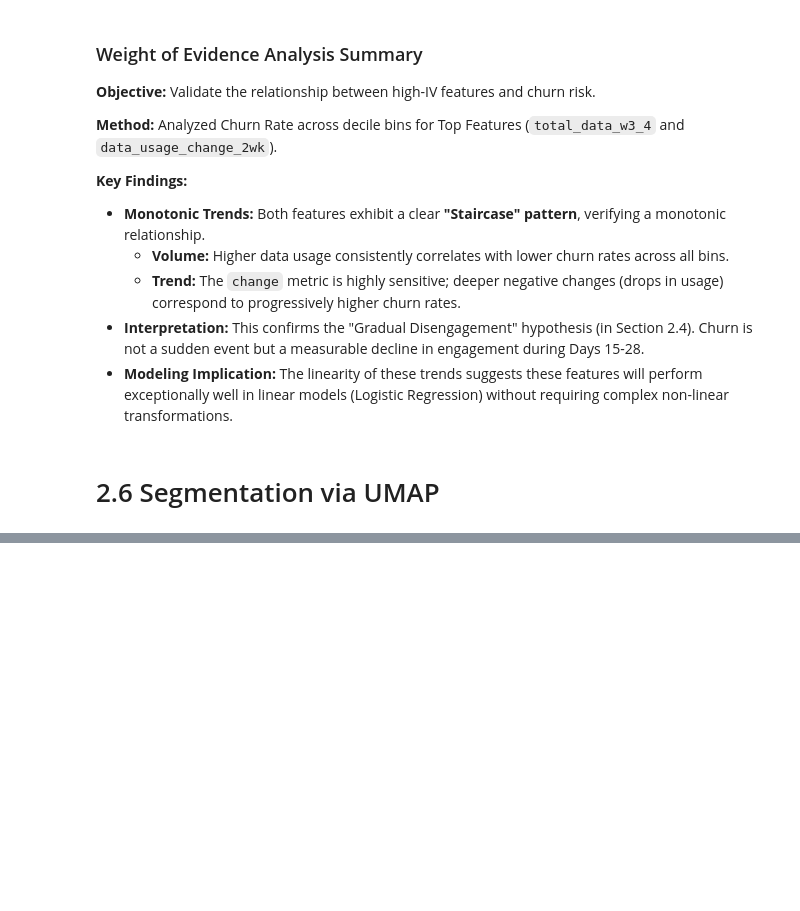
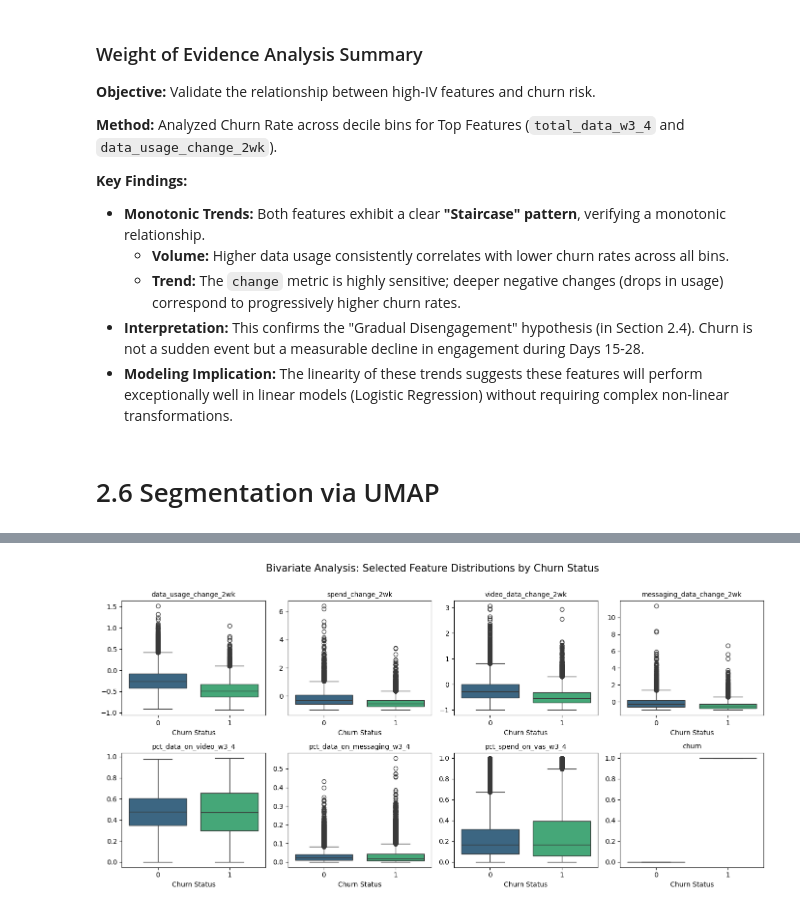
Before and after one commit to tejakusumah-y2008hub/telco-customer-churn-prediction, a Jupyter notebook: notebooks/2.0-yusuftejakusumah-exploratory-data-analysis.ipynb, the cells around one changed output, grey strips where cells are left out. Drawn from its saved outputs; the diff is of its cells as text; code cells hidden in the pictures; blank space fills up the shorter version.

```diff
--- a/notebooks/2.0-yusuftejakusumah-exploratory-data-analysis.ipynb
+++ b/notebooks/2.0-yusuftejakusumah-exploratory-data-analysis.ipynb
@@ -508,0 +756,24 @@ Using Top 20 Features: ['total_data_w3_4', 'data_usage_change_2wk', 'usage_app_f
+# %%
+# Visualization: Bivariate Analysis of Features vs Churn
+# Create a figure with subplots
+fig, axes = plt.subplots(n_rows, n_cols, figsize=(14, n_rows * 3.5))
+fig.suptitle('Bivariate Analysis: Selected Feature Distributions by Churn Status', fontsize=15)
+axes = axes.flatten()
+
+# Loop through each feature and create a box plot
+for i, col in enumerate(feature_columns):
+    ax = axes[i]
+    sns.boxplot(data=train_df_final, x='churn', y=col, ax=ax,
+                hue='churn', legend=False, palette='viridis')
+    ax.set_title(col, fontsize=10)
+    ax.set_xlabel('Churn Status')
+    ax.set_ylabel('')
+
+# Remove any empty subplots
+for i in range(len(feature_columns), len(axes)):
+    fig.delaxes(axes[i])
+
+plt.tight_layout(rect=[0, 0, 1, 0.97])
+plt.show()
+# %% [output]
+[figure, added]
```
Also changed, not shown: parts of 26 cells of this notebook, 5 other files.
